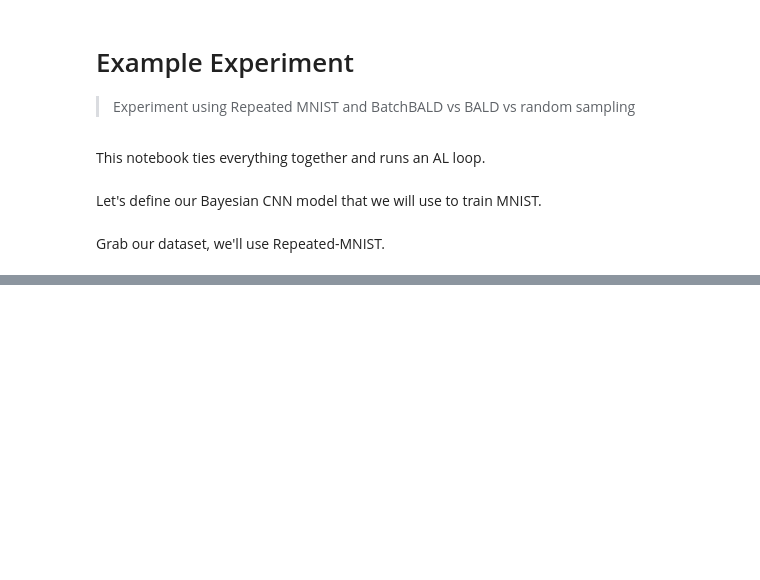
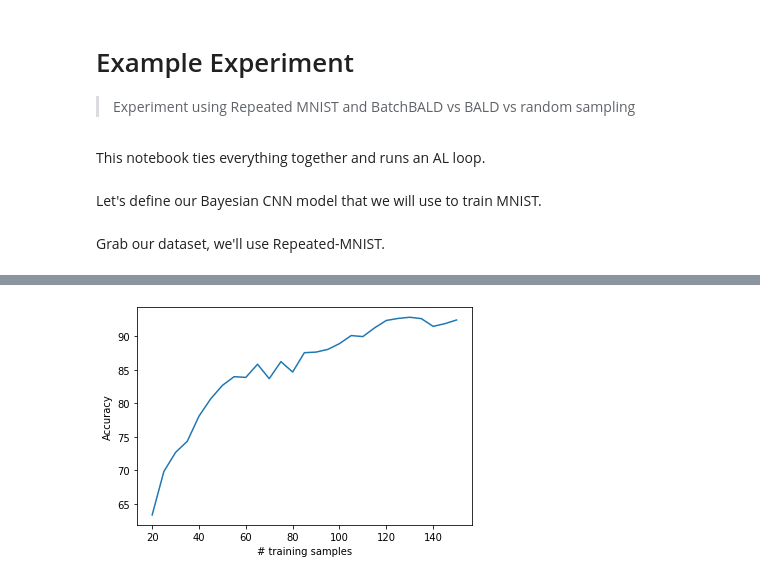
Before and after one commit to BlackHC/batchbald_redux, a Jupyter notebook: example_experiment.ipynb, the cells around one changed output, grey strips where cells are left out. Drawn from its saved outputs; the diff is of its cells as text; code cells hidden in the pictures; blank space fills up the shorter version.

Commit message:
Add experiment plot

```diff
--- a/example_experiment.ipynb
+++ b/example_experiment.ipynb
@@ -204,0 +287,10 @@ HBox(children=(IntProgress(value=0, description='ExactJointEntropy.compute_batch
+# %%
+import matplotlib.pyplot as plt
+import numpy as np
+
+plt.plot(np.arange(num_initial_samples, max_training_samples + 1, acquisition_batch_size), test_accs)
+plt.xlabel("# training samples")
+plt.ylabel("Accuracy")
+plt.show()
+# %% [output]
+[figure, added]
```
Also changed, not shown: parts of 6 cells of this notebook, 1 other file.
